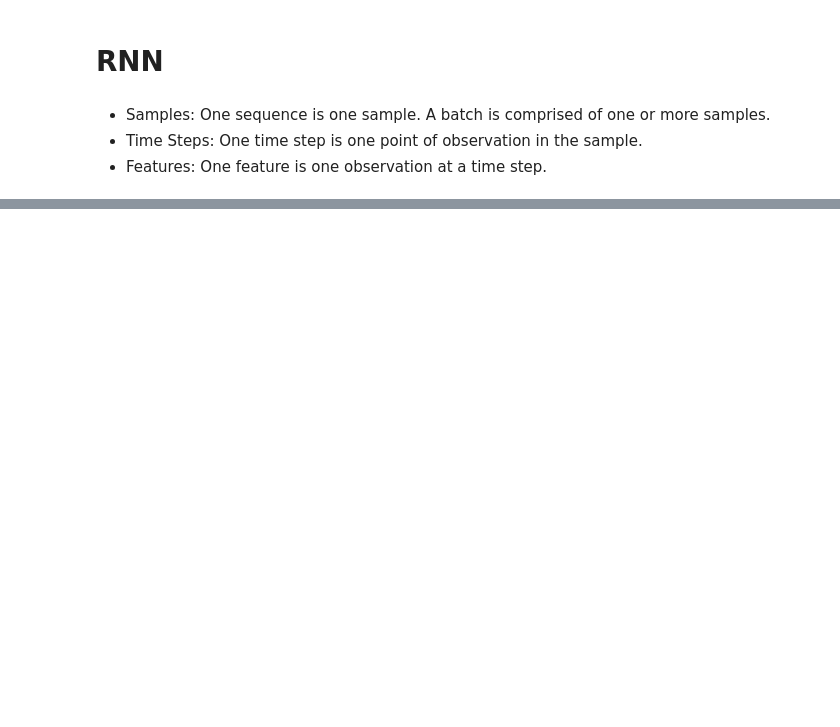
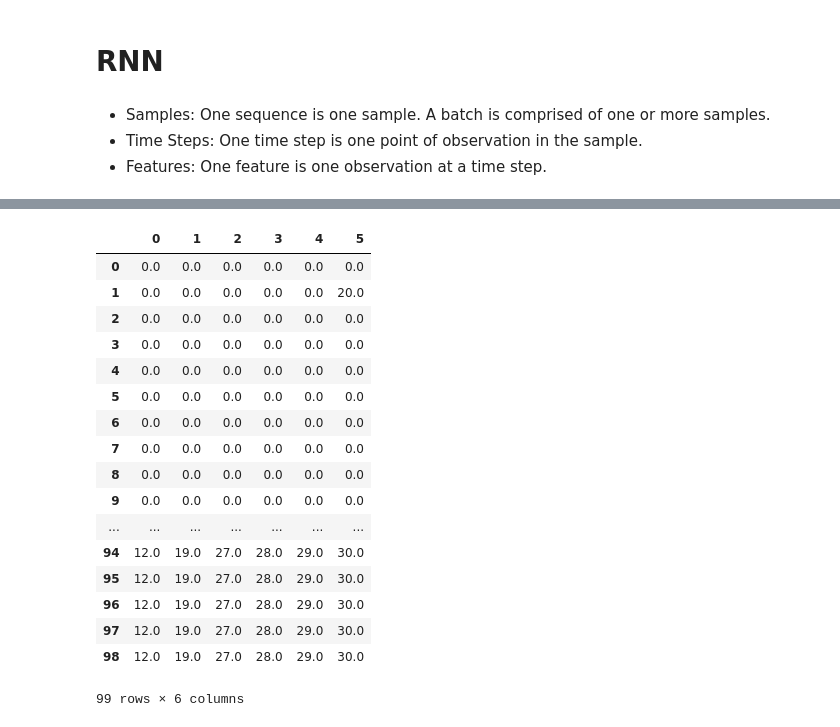
Before and after one commit to RGivisiez/Adv_ML, a Jupyter notebook: XGboost_and_RNN.ipynb, the cells around one changed output, grey strips where cells are left out. Drawn from its saved outputs; the diff is of its cells as text; code cells hidden in the pictures; blank space fills up the shorter version.

```diff
--- a/XGboost_and_RNN.ipynb
+++ b/XGboost_and_RNN.ipynb
@@ -358,2 +498,4 @@ X_train.reset_index(inplace=True)
+# %%
+X_train = adding_features(X_train, 0, 2, 33)
 # %%
-X_train.drop(['item_category_id'], axis=1, inplace=True)
+X_train.drop(['shop_id', 'item_id'], axis=1, inplace=True)
@@ -362,6 +502 @@ X_train.drop(['item_category_id'], axis=1, inplace=True)
-# %%
-X_train.columns = ['shop_id', 'item_id'] + [str(x) for x in range(35)]
-# %%
-Y_train = X_train.loc[:, ['shop_id', 'item_id', '33']]
-X_train = X_train.drop(['33', '34'], axis=1)
 # %%
@@ -373 +522,22 @@ print(n_samples, time_steps, features)
+# %%
+X_train.head(6).T
+# %% [output]
+|  | 0 | 1 | 2 | 3 | 4 | 5 |
+| 0 | 0.0 | 0.0 | 0.0 | 0.0 | 0.0 | 0.0 |
+| 1 | 0.0 | 0.0 | 0.0 | 0.0 | 0.0 | 20.0 |
+| 2 | 0.0 | 0.0 | 0.0 | 0.0 | 0.0 | 0.0 |
+| 3 | 0.0 | 0.0 | 0.0 | 0.0 | 0.0 | 0.0 |
+| 4 | 0.0 | 0.0 | 0.0 | 0.0 | 0.0 | 0.0 |
+| 5 | 0.0 | 0.0 | 0.0 | 0.0 | 0.0 | 0.0 |
+| 6 | 0.0 | 0.0 | 0.0 | 0.0 | 0.0 | 0.0 |
+| 7 | 0.0 | 0.0 | 0.0 | 0.0 | 0.0 | 0.0 |
+| 8 | 0.0 | 0.0 | 0.0 | 0.0 | 0.0 | 0.0 |
+| 9 | 0.0 | 0.0 | 0.0 | 0.0 | 0.0 | 0.0 |
+| ... | ... | ... | ... | ... | ... | ... |
+| 94 | 12.0 | 19.0 | 27.0 | 28.0 | 29.0 | 30.0 |
+| 95 | 12.0 | 19.0 | 27.0 | 28.0 | 29.0 | 30.0 |
+| 96 | 12.0 | 19.0 | 27.0 | 28.0 | 29.0 | 30.0 |
+| 97 | 12.0 | 19.0 | 27.0 | 28.0 | 29.0 | 30.0 |
+| 98 | 12.0 | 19.0 | 27.0 | 28.0 | 29.0 | 30.0 |
+99 rows × 6 columns
 # %%
```
Also changed, not shown: parts of 44 cells of this notebook.
